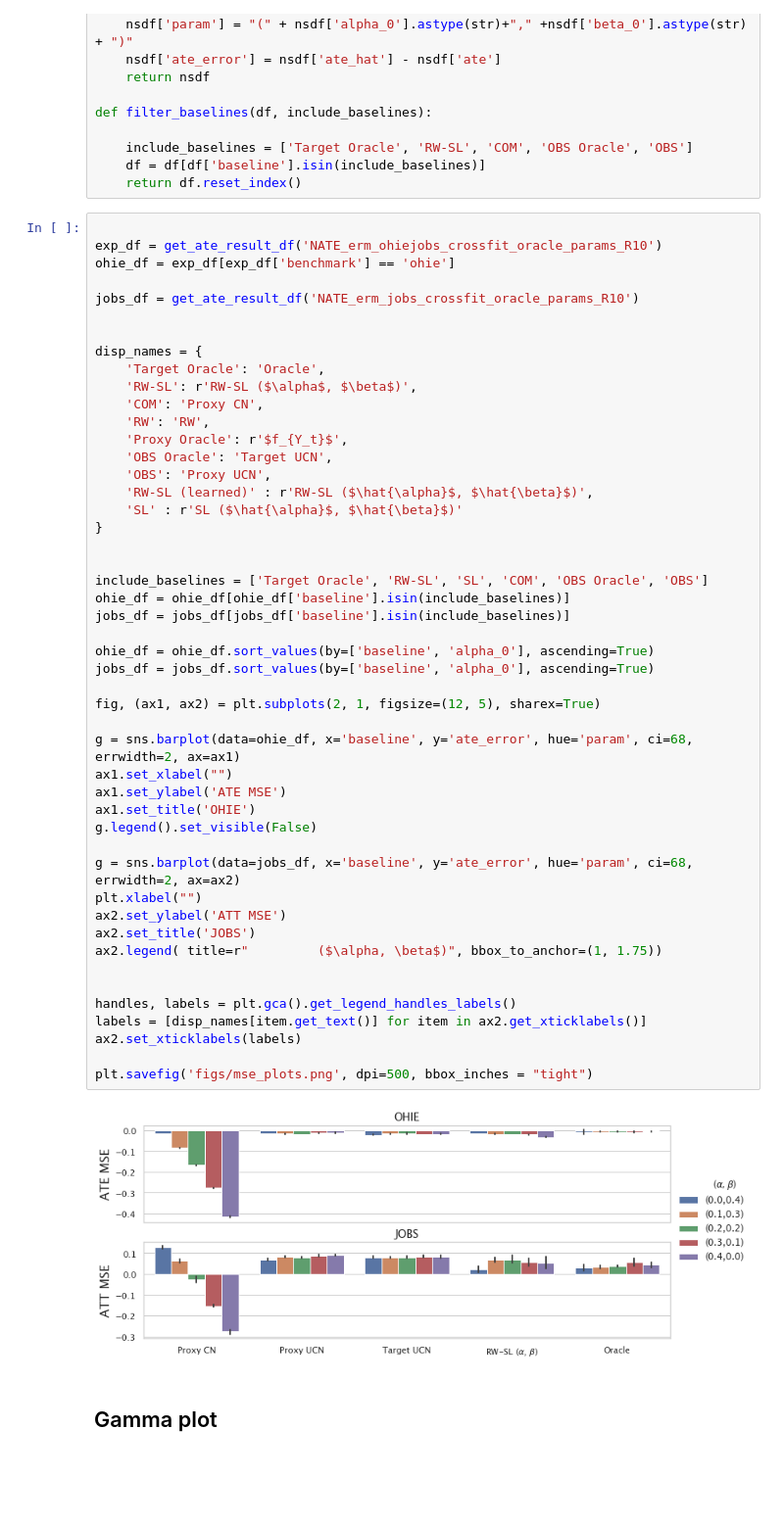
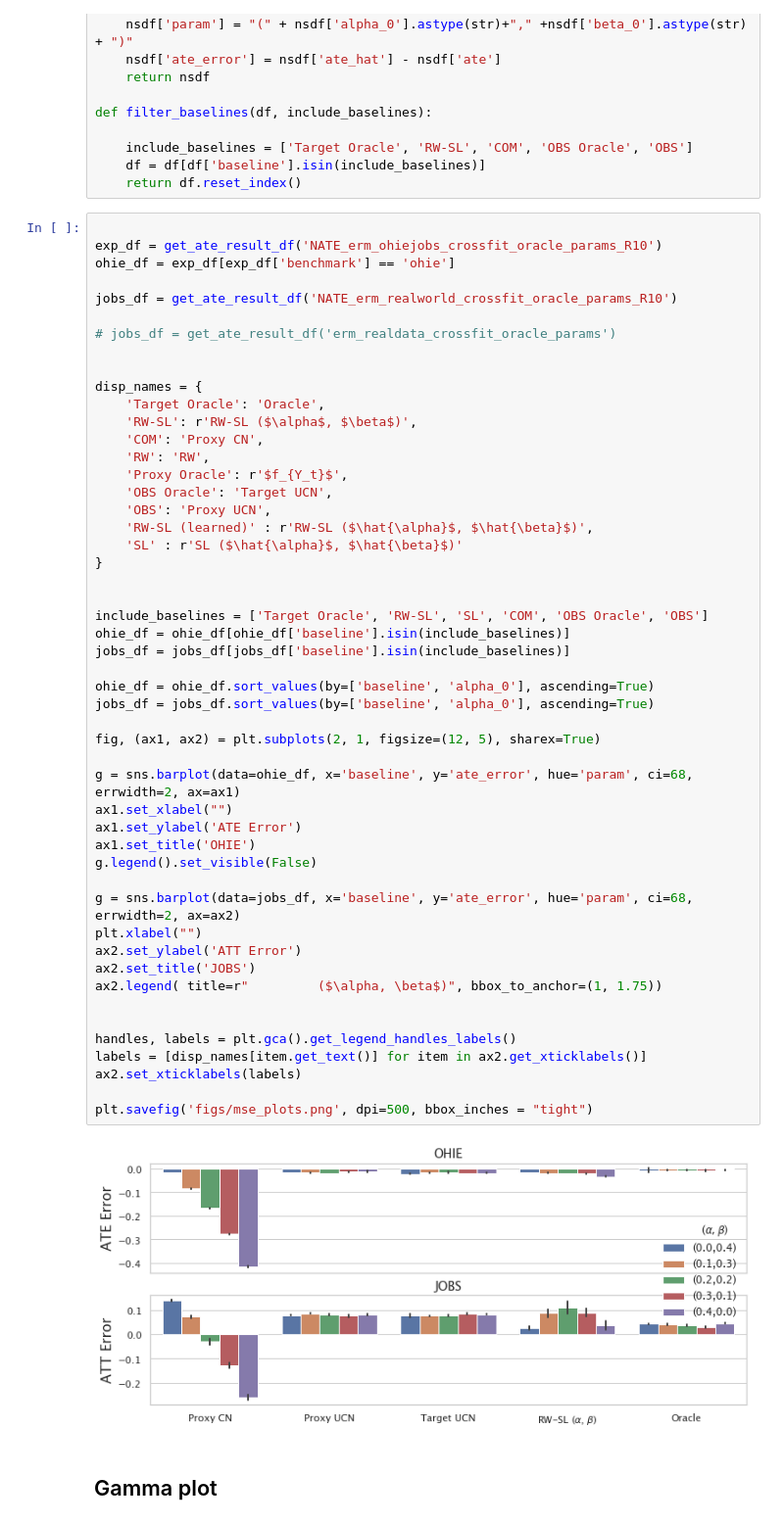
Before and after one commit to lguerdan/counterfactual-decision-support, a Jupyter notebook: notebook_results.ipynb, the cells around one changed output. Shown at 98% size. Saved outputs shown, nothing was run; the diff lists cells and outputs as text; blank space fills up the shorter version.

```diff
--- a/notebook_results.ipynb
+++ b/notebook_results.ipynb
@@ -118,7 +118,9 @@ def filter_baselines(df, include_baselines):
 exp_df = get_ate_result_df('NATE_erm_ohiejobs_crossfit_oracle_params_R10')
 ohie_df = exp_df[exp_df['benchmark'] == 'ohie']
 
-jobs_df = get_ate_result_df('NATE_erm_jobs_crossfit_oracle_params_R10')
+jobs_df = get_ate_result_df('NATE_erm_realworld_crossfit_oracle_params_R10')
+
+# jobs_df = get_ate_result_df('erm_realdata_crossfit_oracle_params')
 
 
 disp_names = {
@@ -133,35 +135,35 @@ disp_names = {
     'SL' : r'SL ($\hat{\alpha}$, $\hat{\beta}$)'
 }
 
 
 include_baselines = ['Target Oracle', 'RW-SL', 'SL', 'COM', 'OBS Oracle', 'OBS']
 ohie_df = ohie_df[ohie_df['baseline'].isin(include_baselines)]
 jobs_df = jobs_df[jobs_df['baseline'].isin(include_baselines)]
 
 ohie_df = ohie_df.sort_values(by=['baseline', 'alpha_0'], ascending=True)
 jobs_df = jobs_df.sort_values(by=['baseline', 'alpha_0'], ascending=True)
 
 fig, (ax1, ax2) = plt.subplots(2, 1, figsize=(12, 5), sharex=True)
 
 g = sns.barplot(data=ohie_df, x='baseline', y='ate_error', hue='param', ci=68, errwidth=2, ax=ax1)
 ax1.set_xlabel("")
-ax1.set_ylabel('ATE MSE')
+ax1.set_ylabel('ATE Error')
 ax1.set_title('OHIE')
 g.legend().set_visible(False)
 
 g = sns.barplot(data=jobs_df, x='baseline', y='ate_error', hue='param', ci=68, errwidth=2, ax=ax2)
 plt.xlabel("")
-ax2.set_ylabel('ATT MSE')
+ax2.set_ylabel('ATT Error')
 ax2.set_title('JOBS')
 ax2.legend( title=r"         ($\alpha, \beta$)", bbox_to_anchor=(1, 1.75))
 
 
 handles, labels = plt.gca().get_legend_handles_labels()
 labels = [disp_names[item.get_text()] for item in ax2.get_xticklabels()]
 ax2.set_xticklabels(labels)
 
 plt.savefig('figs/mse_plots.png', dpi=500, bbox_inches = "tight")
 # %% [output]
-[figure, old version]
+[figure, new version]
 # %% [markdown]
 ## Gamma plot
```
Also changed, not shown: parts of 8 cells of this notebook, 4 other files.
